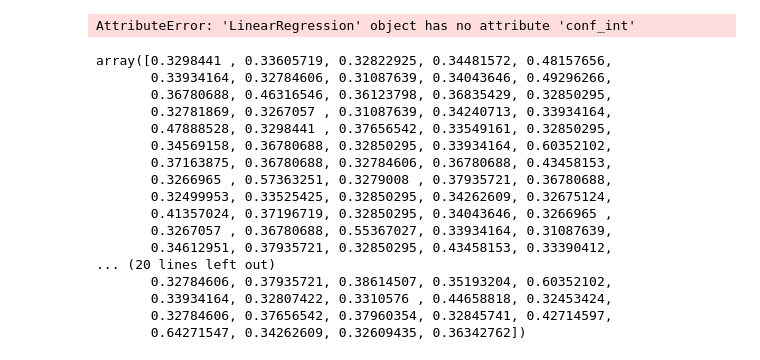
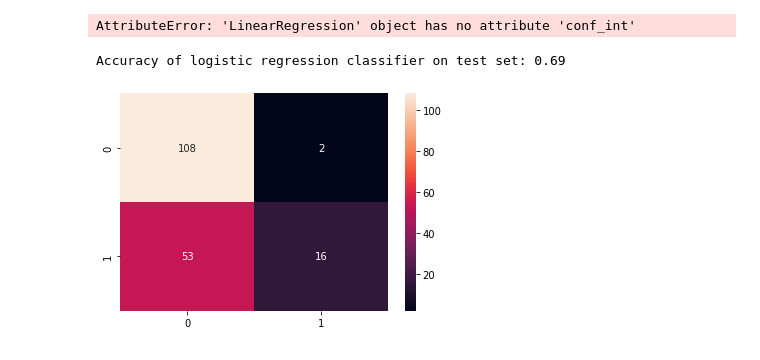
Before and after one commit to RichZ88/titanic, a Jupyter notebook: src/main_script.ipynb, the cells around one changed output. Saved outputs shown, nothing was run; the diff lists cells and outputs as text; code cells hidden in the pictures.

Commit message:
linear => logistic regression + predictions

```diff
--- a/src/main_script.ipynb
+++ b/src/main_script.ipynb
@@ -262,7 +269,7 @@ plt.show()
 x_train, x_valid, y_train, y_valid = train_test_split(np.array(df_train['Fare']).reshape((-1, 1)), np.array(df_train['Survived']), test_size = 0.2, random_state=7)
 
 # define model
-model = LinearRegression().fit(x_train, y_train)
+model = LogisticRegression().fit(x_train, y_train)
 # %%
 # return R-squared
 r_sq = model.score(x_train, y_train)
@@ -295,22 +302,13 @@ model.conf_int()
 AttributeError: 'LinearRegression' object has no attribute 'conf_int'
 # %%
 y_pred = model.predict(x_valid)
-y_pred
+print('Accuracy of logistic regression classifier on test set: {:.2f}'.format(model.score(x_valid, y_valid)))
 # %% [output]
-array([0.3298441 , 0.33605719, 0.32822925, 0.34481572, 0.48157656,
-       0.33934164, 0.32784606, 0.31087639, 0.34043646, 0.49296266,
-       0.36780688, 0.46316546, 0.36123798, 0.36835429, 0.32850295,
-       0.32781869, 0.3267057 , 0.31087639, 0.34240713, 0.33934164,
-       0.47888528, 0.3298441 , 0.37656542, 0.33549161, 0.32850295,
-       0.34569158, 0.36780688, 0.32850295, 0.33934164, 0.60352102,
-       0.37163875, 0.36780688, 0.32784606, 0.36780688, 0.43458153,
-       0.3266965 , 0.57363251, 0.3279008 , 0.37935721, 0.36780688,
-       0.32499953, 0.33525425, 0.32850295, 0.34262609, 0.32675124,
-       0.41357024, 0.37196719, 0.32850295, 0.34043646, 0.3266965 ,
-       0.3267057 , 0.36780688, 0.55367027, 0.33934164, 0.31087639,
-       0.34612951, 0.37935721, 0.32850295, 0.43458153, 0.33390412,
-... (20 lines left out)
-       0.32784606, 0.37935721, 0.38614507, 0.35193204, 0.60352102,
-       0.33934164, 0.32807422, 0.3310576 , 0.44658818, 0.32453424,
-       0.32784606, 0.37656542, 0.37960354, 0.32845741, 0.42714597,
-       0.64271547, 0.34262609, 0.32609435, 0.36342762])
+Accuracy of logistic regression classifier on test set: 0.69
+# %%
+# confusion matrix
+confusion_matrix = metrics.confusion_matrix(y_valid, y_pred)
+sns.heatmap(confusion_matrix, annot = True, fmt = 'd')
+plt.show()
+# %% [output]
+[figure, added]
```
Also changed, not shown: parts of 6 cells of this notebook.
